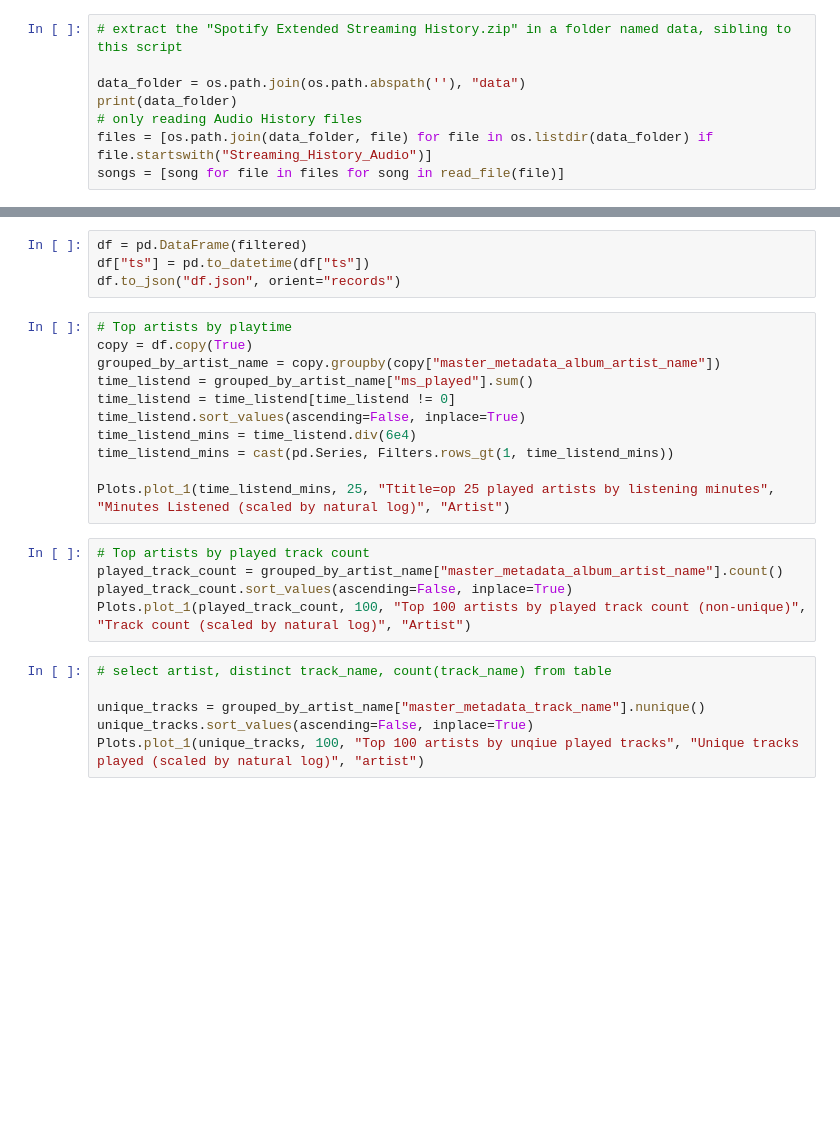
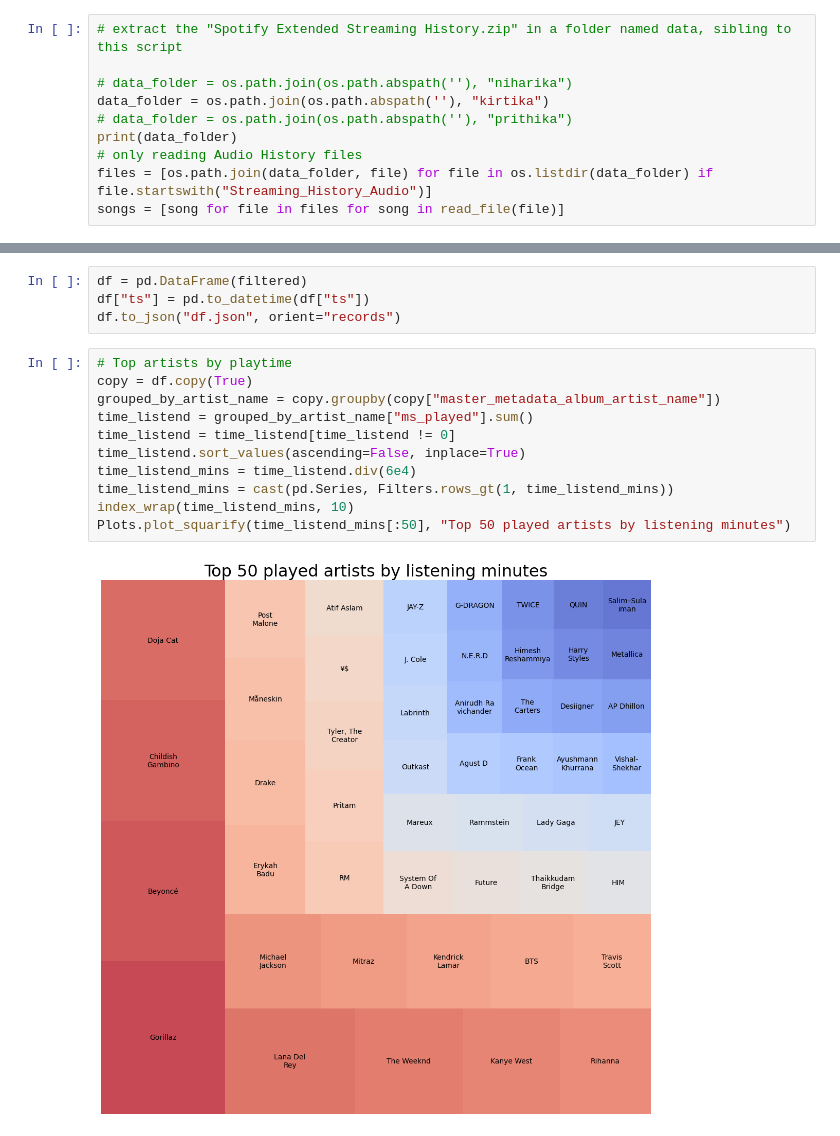
Before and after one commit to d1vij/spotify-data-analysis, a Jupyter notebook: analysis.ipynb, the cells around one changed output, grey strips where cells are left out. Drawn from its saved outputs; the diff is of its cells as text; blank space fills up the shorter version.

```diff
--- a/analysis.ipynb
+++ b/analysis.ipynb
@@ -34,7 +31,9 @@ ImportError: cannot import name 'BarContainer' from 'matplotlib.container' (/hom
 # %%
 # extract the "Spotify Extended Streaming History.zip" in a folder named data, sibling to this script
 
-data_folder = os.path.join(os.path.abspath(''), "data")
+# data_folder = os.path.join(os.path.abspath(''), "niharika")
+data_folder = os.path.join(os.path.abspath(''), "kirtika")
+# data_folder = os.path.join(os.path.abspath(''), "prithika")
 print(data_folder)
 # only reading Audio History files
 files = [os.path.join(data_folder, file) for file in os.listdir(data_folder) if file.startswith("Streaming_History_Audio")]
@@ -49,25 +50,16 @@ df.to_json("df.json", orient="records")
 # %%
 # Top artists by playtime
 copy = df.copy(True)
 grouped_by_artist_name = copy.groupby(copy["master_metadata_album_artist_name"])
 time_listend = grouped_by_artist_name["ms_played"].sum()
 time_listend = time_listend[time_listend != 0]
 time_listend.sort_values(ascending=False, inplace=True)
 time_listend_mins = time_listend.div(6e4)
 time_listend_mins = cast(pd.Series, Filters.rows_gt(1, time_listend_mins))
-
-Plots.plot_1(time_listend_mins, 25, "Ttitle=op 25 played artists by listening minutes", "Minutes Listened (scaled by natural log)", "Artist")
+index_wrap(time_listend_mins, 10)
+Plots.plot_squarify(time_listend_mins[:50], "Top 50 played artists by listening minutes")
+# %% [output]
+[figure, added]
-# %%
-# Top artists by played track count
-played_track_count = grouped_by_artist_name["master_metadata_album_artist_name"].count()
-played_track_count.sort_values(ascending=False, inplace=True)
-Plots.plot_1(played_track_count, 100, "Top 100 artists by played track count (non-unique)", "Track count (scaled by natural log)", "Artist")
-# %%
-# select artist, distinct track_name, count(track_name) from table
-
-unique_tracks = grouped_by_artist_name["master_metadata_track_name"].nunique()
-unique_tracks.sort_values(ascending=False, inplace=True)
-Plots.plot_1(unique_tracks, 100, "Top 100 artists by unqiue played tracks", "Unique tracks played (scaled by natural log)", "artist")
 # %%
 # Most played tracks
 most_played_tracks = df.groupby(df["master_metadata_track_name"])["master_metadata_track_name"].count()
```
Also changed, not shown: parts of 21 cells of this notebook, 18 other files.
